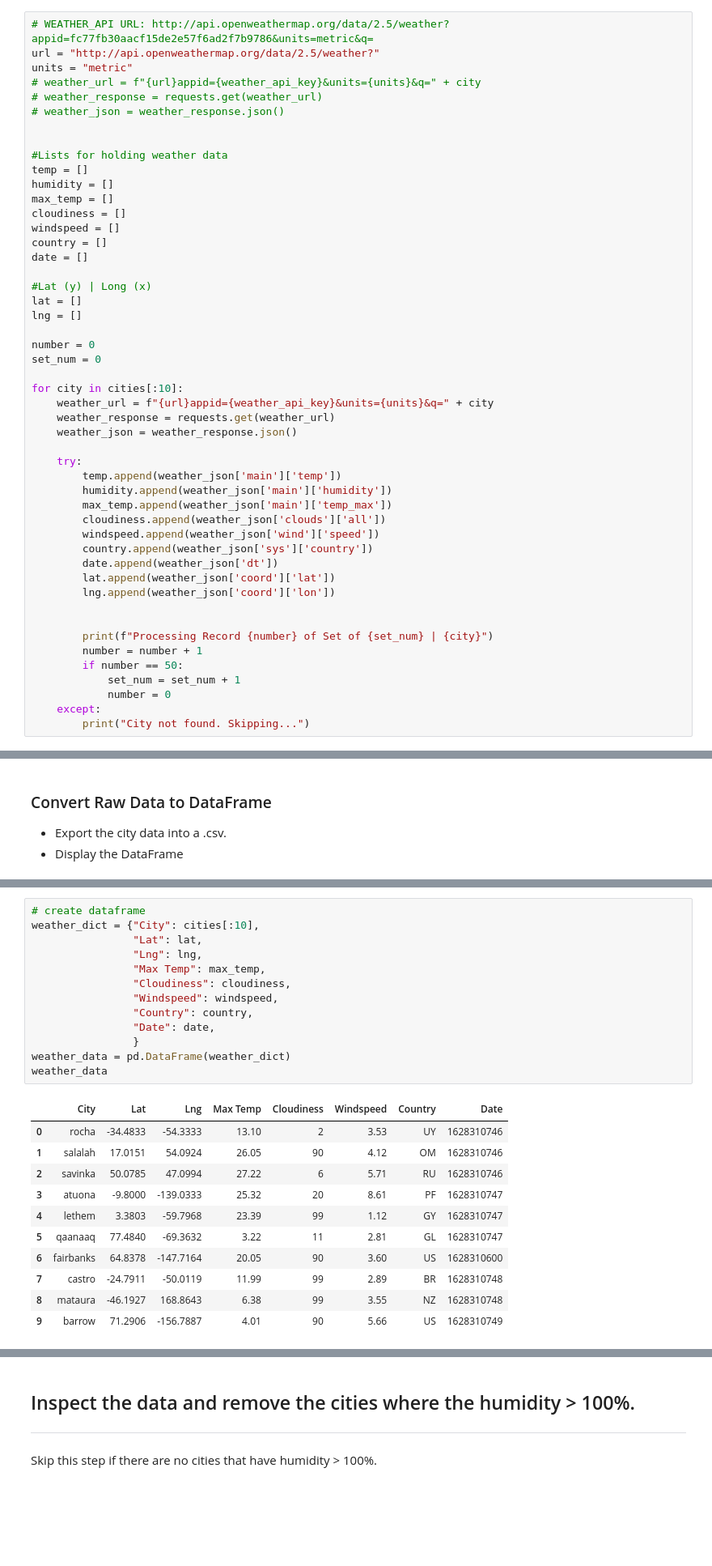
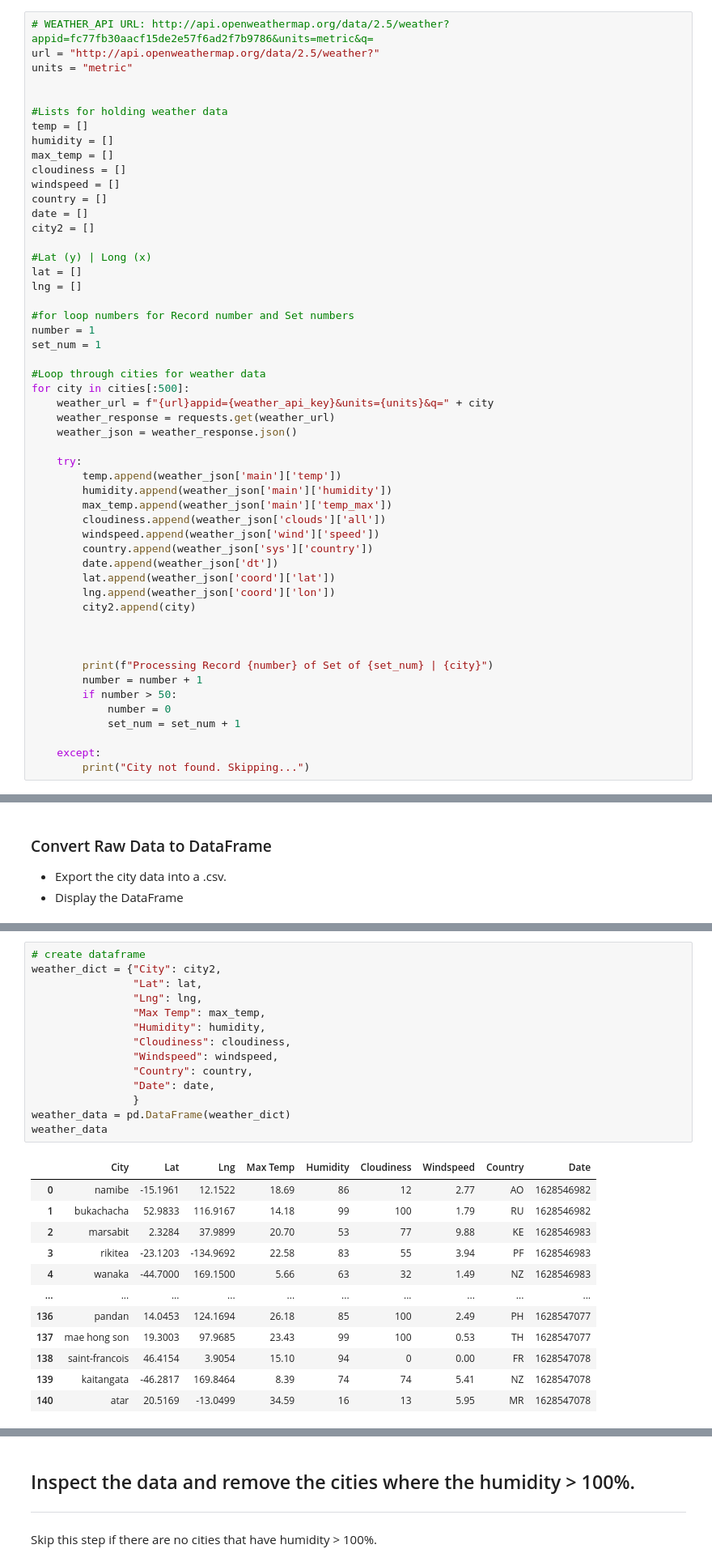
Before and after one commit to fhelms8/API-WeatherPy, a Jupyter notebook: WeatherPy/Tester- WeatherPy .ipynb, the cells around one changed output, grey strips where cells are left out. Shown: that part at 81% size. Saved outputs shown, nothing was run; the diff lists cells and outputs as text; blank space fills up the shorter version.

Commit message:
completed weatherpy

```diff
--- a/WeatherPy/Tester- WeatherPy .ipynb
+++ b/WeatherPy/Tester- WeatherPy .ipynb
@@ -58,9 +59,6 @@ len(cities)
 # WEATHER_API URL: http://api.openweathermap.org/data/2.5/weather?appid=fc77fb30aacf15de2e57f6ad2f7b9786&units=metric&q=
 url = "http://api.openweathermap.org/data/2.5/weather?"
 units = "metric"
-# weather_url = f"{url}appid={weather_api_key}&units={units}&q=" + city
-# weather_response = requests.get(weather_url)
-# weather_json = weather_response.json()
 
 
 #Lists for holding weather data
@@ -71,15 +69,18 @@ cloudiness = []
 windspeed = []
 country = []
 date = []
+city2 = []
 
 #Lat (y) | Long (x)
 lat = []
 lng = []
 
-number = 0
-set_num = 0
+#for loop numbers for Record number and Set numbers
+number = 1
+set_num = 1
 
-for city in cities[:10]:
+#Loop through cities for weather data
+for city in cities[:500]:
     weather_url = f"{url}appid={weather_api_key}&units={units}&q=" + city
     weather_response = requests.get(weather_url)
     weather_json = weather_response.json()
@@ -94,13 +95,16 @@ for city in cities[:10]:
         date.append(weather_json['dt'])
         lat.append(weather_json['coord']['lat'])
         lng.append(weather_json['coord']['lon'])
+        city2.append(city)
+
 
 
         print(f"Processing Record {number} of Set of {set_num} | {city}")
         number = number + 1
-        if number == 50:
+        if number > 50:
+            number = 0
             set_num = set_num + 1
-            number = 0
+
     except:
         print("City not found. Skipping...")
 # %% [output]
@@ -138,25 +132,27 @@ len(cities)
 # %%
 # create dataframe
-weather_dict = {"City": cities[:10],
+weather_dict = {"City": city2,
                 "Lat": lat,
                 "Lng": lng,
                 "Max Temp": max_temp,
+                "Humidity": humidity,
                 "Cloudiness": cloudiness,
                 "Windspeed": windspeed,
                 "Country": country,
                 "Date": date,
                 }
 weather_data = pd.DataFrame(weather_dict)
 weather_data
 # %% [output]
-|  | City | Lat | Lng | Max Temp | Cloudiness | Windspeed | Country | Date |
-| 0 | rocha | -34.4833 | -54.3333 | 13.10 | 2 | 3.53 | UY | 1628310746 |
-| 1 | salalah | 17.0151 | 54.0924 | 26.05 | 90 | 4.12 | OM | 1628310746 |
-| 2 | savinka | 50.0785 | 47.0994 | 27.22 | 6 | 5.71 | RU | 1628310746 |
-| 3 | atuona | -9.8000 | -139.0333 | 25.32 | 20 | 8.61 | PF | 1628310747 |
-| 4 | lethem | 3.3803 | -59.7968 | 23.39 | 99 | 1.12 | GY | 1628310747 |
-| 5 | qaanaaq | 77.4840 | -69.3632 | 3.22 | 11 | 2.81 | GL | 1628310747 |
-| 6 | fairbanks | 64.8378 | -147.7164 | 20.05 | 90 | 3.60 | US | 1628310600 |
-| 7 | castro | -24.7911 | -50.0119 | 11.99 | 99 | 2.89 | BR | 1628310748 |
-| 8 | mataura | -46.1927 | 168.8643 | 6.38 | 99 | 3.55 | NZ | 1628310748 |
-| 9 | barrow | 71.2906 | -156.7887 | 4.01 | 90 | 5.66 | US | 1628310749 |
+|  | City | Lat | Lng | Max Temp | Humidity | Cloudiness | Windspeed | Country | Date |
+| 0 | namibe | -15.1961 | 12.1522 | 18.69 | 86 | 12 | 2.77 | AO | 1628546982 |
+| 1 | bukachacha | 52.9833 | 116.9167 | 14.18 | 99 | 100 | 1.79 | RU | 1628546982 |
+| 2 | marsabit | 2.3284 | 37.9899 | 20.70 | 53 | 77 | 9.88 | KE | 1628546983 |
+| 3 | rikitea | -23.1203 | -134.9692 | 22.58 | 83 | 55 | 3.94 | PF | 1628546983 |
+| 4 | wanaka | -44.7000 | 169.1500 | 5.66 | 63 | 32 | 1.49 | NZ | 1628546983 |
+| ... | ... | ... | ... | ... | ... | ... | ... | ... | ... |
+| 136 | pandan | 14.0453 | 124.1694 | 26.18 | 85 | 100 | 2.49 | PH | 1628547077 |
+| 137 | mae hong son | 19.3003 | 97.9685 | 23.43 | 99 | 100 | 0.53 | TH | 1628547077 |
+| 138 | saint-francois | 46.4154 | 3.9054 | 15.10 | 94 | 0 | 0.00 | FR | 1628547078 |
+| 139 | kaitangata | -46.2817 | 169.8464 | 8.39 | 74 | 74 | 5.41 | NZ | 1628547078 |
+| 140 | atar | 20.5169 | -13.0499 | 34.59 | 16 | 13 | 5.95 | MR | 1628547078 |
```
Also changed, not shown: parts of 21 cells of this notebook, 6 other files.
